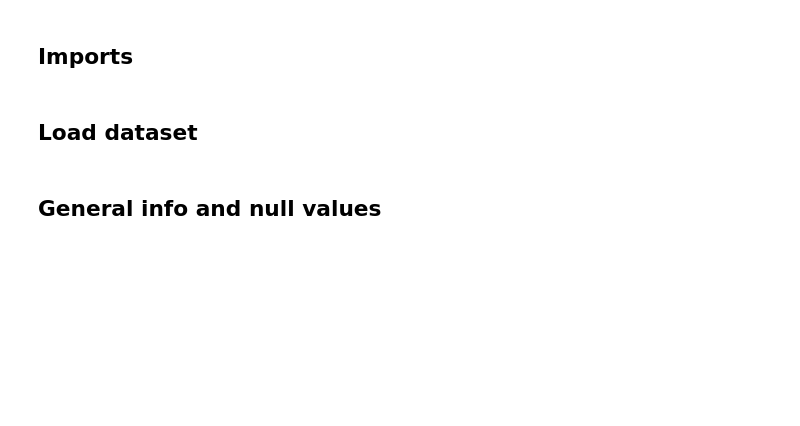
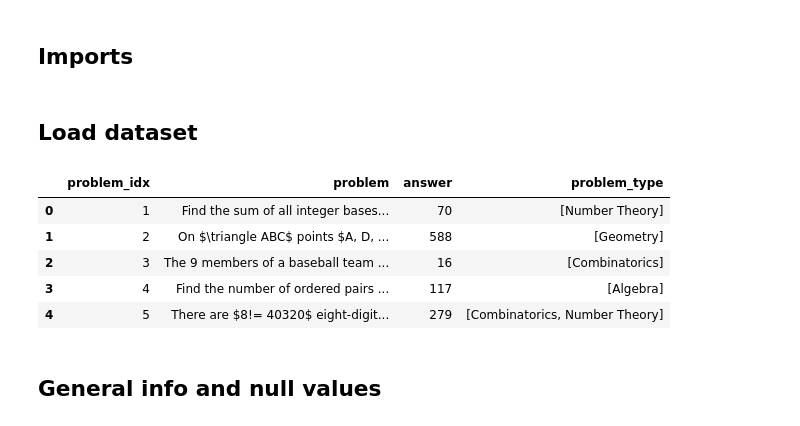
Before and after one commit to au-nlp/project-milestone-p2-group7, a Jupyter notebook: main.ipynb, the cells around one changed output. Cells and saved outputs as stored; diff of their text form; code cells hidden in the pictures; blank space fills up the shorter version.

```diff
--- a/main.ipynb
+++ b/main.ipynb
@@ -13,6 +13,33 @@ import os
 # %%
 dataset = load_dataset("MathArena/final_answer_comps", split="train")
 df = dataset.to_pandas()
+# %%
+aime_problems = load_dataset("MathArena/aime_2025", split="train")
+aime_df = aime_problems.to_pandas()
+
+hmmt_feb_problems = load_dataset("MathArena/hmmt_feb_2025", split="train")
+hmmt_feb_df = hmmt_feb_problems.to_pandas()
+
+brumo_problems = load_dataset("MathArena/brumo_2025", split="train")
+brumo_df = brumo_problems.to_pandas()
+
+smt_problems = load_dataset("MathArena/smt_2025", split="train")
+smt_df = smt_problems.to_pandas()
+
+cmimc_problems = load_dataset("MathArena/cmimc_2025", split="train")
+cmimc_df = cmimc_problems.to_pandas()
+
+
+# Doesn't have the problem_type field
+hmmt_nov_problems = load_dataset("MathArena/hmmt_nov_2025", split="train")
+hmmt_nov_df = hmmt_nov_problems.to_pandas()
+# %% [output]
+|  | problem_idx | problem | answer | problem_type |
+| 0 | 1 | Find the sum of all integer bases... | 70 | [Number Theory] |
+| 1 | 2 | On $\triangle ABC$ points $A, D, ... | 588 | [Geometry] |
+| 2 | 3 | The 9 members of a baseball team ... | 16 | [Combinatorics] |
+| 3 | 4 | Find the number of ordered pairs ... | 117 | [Algebra] |
+| 4 | 5 | There are $8!= 40320$ eight-digit... | 279 | [Combinatorics, Number Theory] |
 # %% [markdown]
 ## General info and null values
 # %%
```
